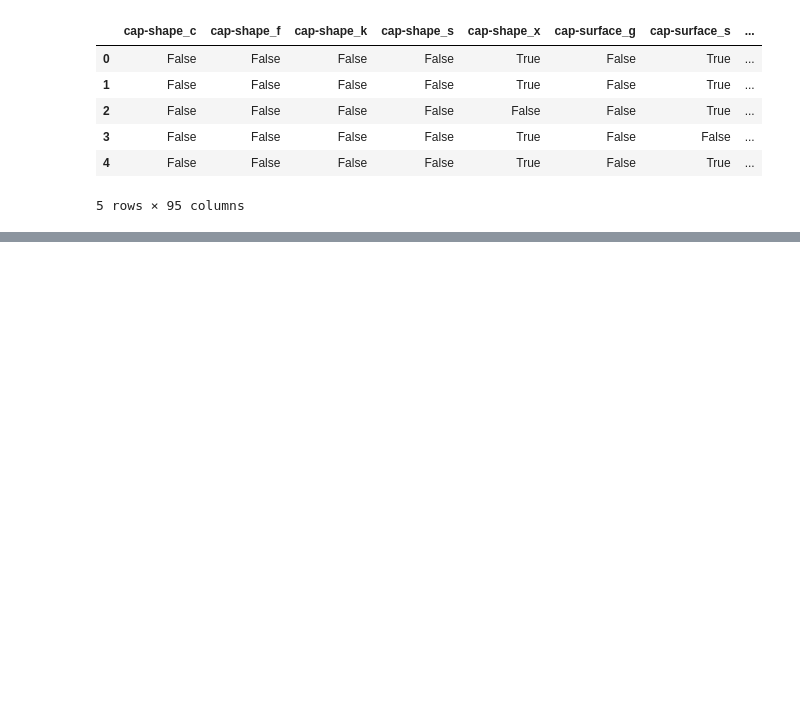
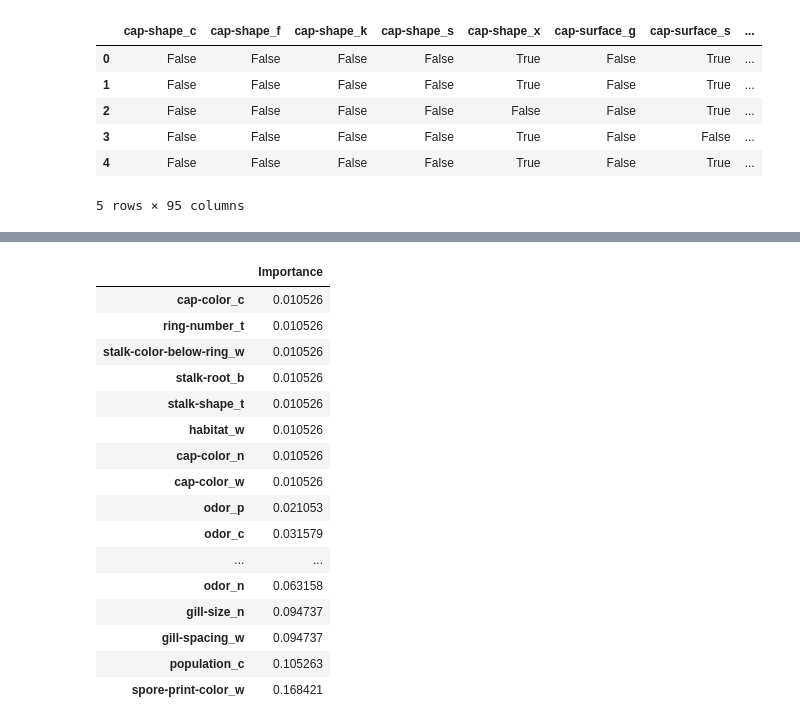
Before and after one commit to Mando-coder/machine-learning, a Jupyter notebook: src/notebooks/14_Boosting.ipynb, the cells around one changed output, grey strips where cells are left out. Saved outputs shown, nothing was run; the diff lists cells and outputs as text; code cells hidden in the pictures; blank space fills up the shorter version.

```diff
--- a/src/notebooks/14_Boosting.ipynb
+++ b/src/notebooks/14_Boosting.ipynb
@@ -113,0 +166,22 @@ X_train, X_test, y_train, y_test = train_test_split(X, y, test_size=0.15, random
+# %%
+features = pd.DataFrame(index=X.columns, data=model.feature_importances_, columns=['Importance'])
+important_features = features[features['Importance']>0].sort_values('Importance')
+important_features
+# %% [output]
+|  | Importance |
+| cap-color_c | 0.010526 |
+| ring-number_t | 0.010526 |
+| stalk-color-below-ring_w | 0.010526 |
+| stalk-root_b | 0.010526 |
+| stalk-shape_t | 0.010526 |
+| habitat_w | 0.010526 |
+| cap-color_n | 0.010526 |
+| cap-color_w | 0.010526 |
+| odor_p | 0.021053 |
+| odor_c | 0.031579 |
+| ... | ... |
+| odor_n | 0.063158 |
+| gill-size_n | 0.094737 |
+| gill-spacing_w | 0.094737 |
+| population_c | 0.105263 |
+| spore-print-color_w | 0.168421 |
```
Also changed, not shown: parts of 15 cells of this notebook.
